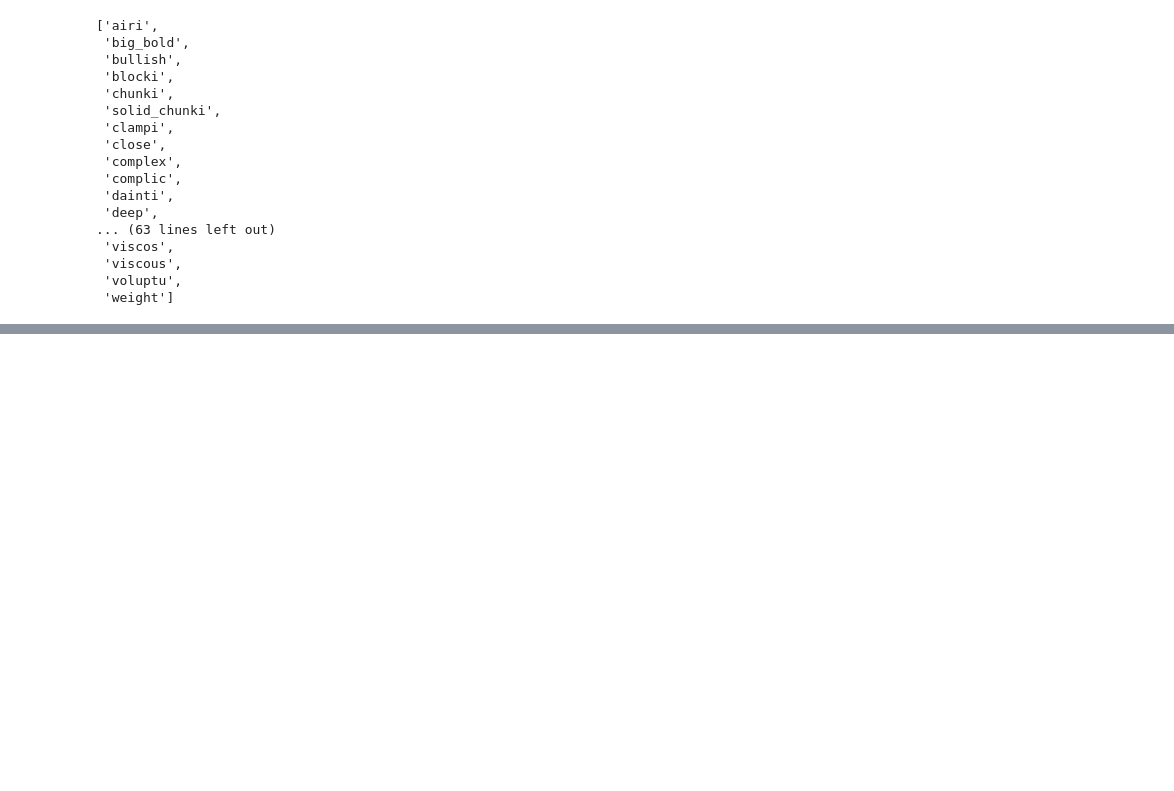
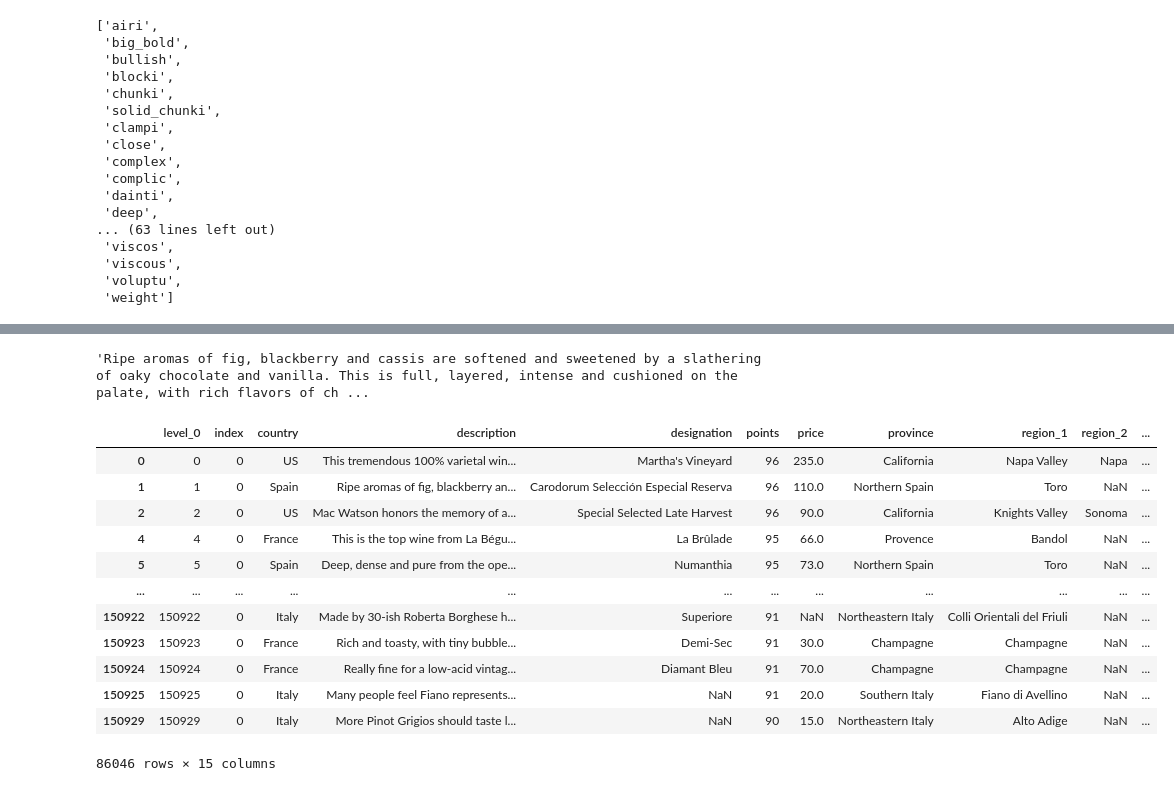
Before and after one commit to chyunoo/wineteller, a Jupyter notebook: notebooks/data_exploration_hc.ipynb, the cells around one changed output, grey strips where cells are left out. Drawn from its saved outputs; the diff is of its cells as text; code cells hidden in the pictures; blank space fills up the shorter version.

```diff
--- a/notebooks/data_exploration_hc.ipynb
+++ b/notebooks/data_exploration_hc.ipynb
@@ -279,0 +364,5 @@ normalized_sentences[:10]
+# %%
+model = Word2Vec(normalized_sentences, vector_size=300, min_count=1, epochs=15)
+print(model)
+
+model.save('model.bin')
@@ -279,0 +441,32 @@ normalized_sentences[:10]
+# %%
+vectorizer = TfidfVectorizer()
+X = vectorizer.fit(descriptorized_reviews)
+
+dict_of_tfidf_weightings = dict(zip(X.get_feature_names(), X.idf_))
+
+wine_review_vectors = []
+for d in tqdm_notebook(descriptorized_reviews):
+    descriptor_count = 0
+    weighted_review_terms = []
+    terms = d.split(' ')
+    for term in terms:
+        if term in dict_of_tfidf_weightings.keys():
+            tfidf_weighting = dict_of_tfidf_weightings[term]
+            word_vector = model.wv.get_vector(term).reshape(1, 300)
+            weighted_word_vector = tfidf_weighting * word_vector
+            weighted_review_terms.append(weighted_word_vector)
+            descriptor_count += 1
+        else:
+            continue
+    try:
+        review_vector = sum(weighted_review_terms)/len(weighted_review_terms)
+    except:
+        review_vector = []
+    vector_and_count = [terms, review_vector, descriptor_count]
+    wine_review_vectors.append(vector_and_count)
+
+data['normalized_descriptors'] = list(map(itemgetter(0), wine_review_vectors))
+data['review_vector'] = list(map(itemgetter(1), wine_review_vectors))
+data['descriptor_count'] = list(map(itemgetter(2), wine_review_vectors))
+
+data.reset_index(inplace=True)
@@ -279,0 +482,20 @@ normalized_sentences[:10]
+# %%
+data.loc[1,"description"]
+# %% [output]
+'Ripe aromas of fig, blackberry and cassis are softened and sweetened by a slathering of oaky chocolate and vanilla. This is full, layered, intense and cushioned on the palate, with rich flavors of ch ...
+# %%
+data[data["descriptor_count"]>0]
+# %% [output]
+|  | level_0 | index | country | description | designation | points | price | province | region_1 | region_2 | ... |
+| 0 | 0 | 0 | US | This tremendous 100% varietal win... | Martha's Vineyard | 96 | 235.0 | California | Napa Valley | Napa | ... |
+| 1 | 1 | 0 | Spain | Ripe aromas of fig, blackberry an... | Carodorum Selección Especial Reserva | 96 | 110.0 | Northern Spain | Toro | NaN | ... |
+| 2 | 2 | 0 | US | Mac Watson honors the memory of a... | Special Selected Late Harvest | 96 | 90.0 | California | Knights Valley | Sonoma | ... |
+| 4 | 4 | 0 | France | This is the top wine from La Bégu... | La Brûlade | 95 | 66.0 | Provence | Bandol | NaN | ... |
+| 5 | 5 | 0 | Spain | Deep, dense and pure from the ope... | Numanthia | 95 | 73.0 | Northern Spain | Toro | NaN | ... |
+| ... | ... | ... | ... | ... | ... | ... | ... | ... | ... | ... | ... |
+| 150922 | 150922 | 0 | Italy | Made by 30-ish Roberta Borghese h... | Superiore | 91 | NaN | Northeastern Italy | Colli Orientali del Friuli | NaN | ... |
+| 150923 | 150923 | 0 | France | Rich and toasty, with tiny bubble... | Demi-Sec | 91 | 30.0 | Champagne | Champagne | NaN | ... |
+| 150924 | 150924 | 0 | France | Really fine for a low-acid vintag... | Diamant Bleu | 91 | 70.0 | Champagne | Champagne | NaN | ... |
+| 150925 | 150925 | 0 | Italy | Many people feel Fiano represents... | NaN | 91 | 20.0 | Southern Italy | Fiano di Avellino | NaN | ... |
+| 150929 | 150929 | 0 | Italy | More Pinot Grigios should taste l... | NaN | 90 | 15.0 | Northeastern Italy | Alto Adige | NaN | ... |
+86046 rows × 15 columns
```
Also changed, not shown: parts of 28 cells of this notebook.
